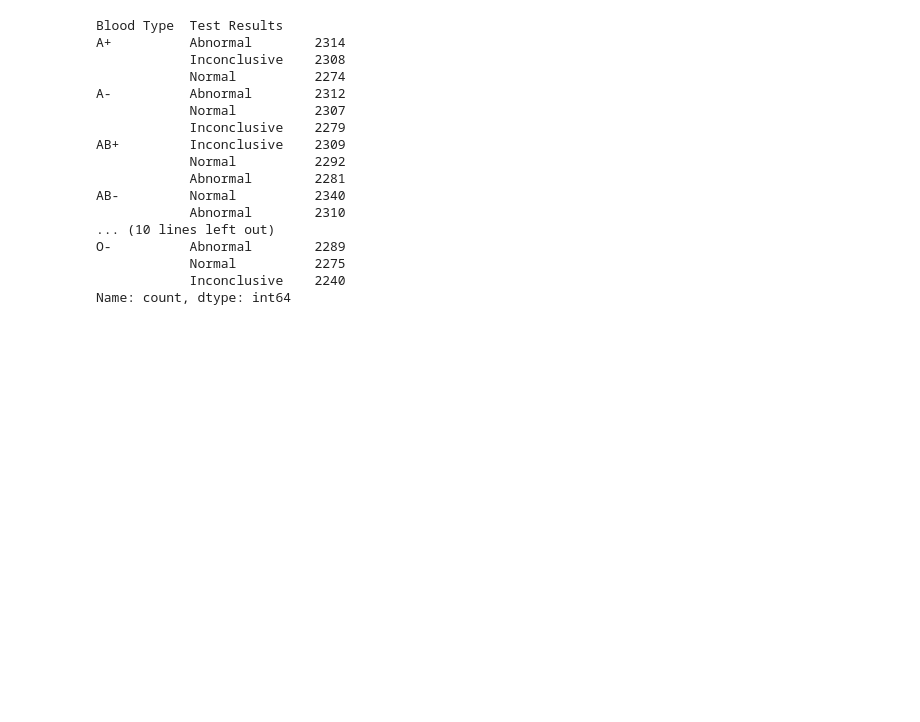
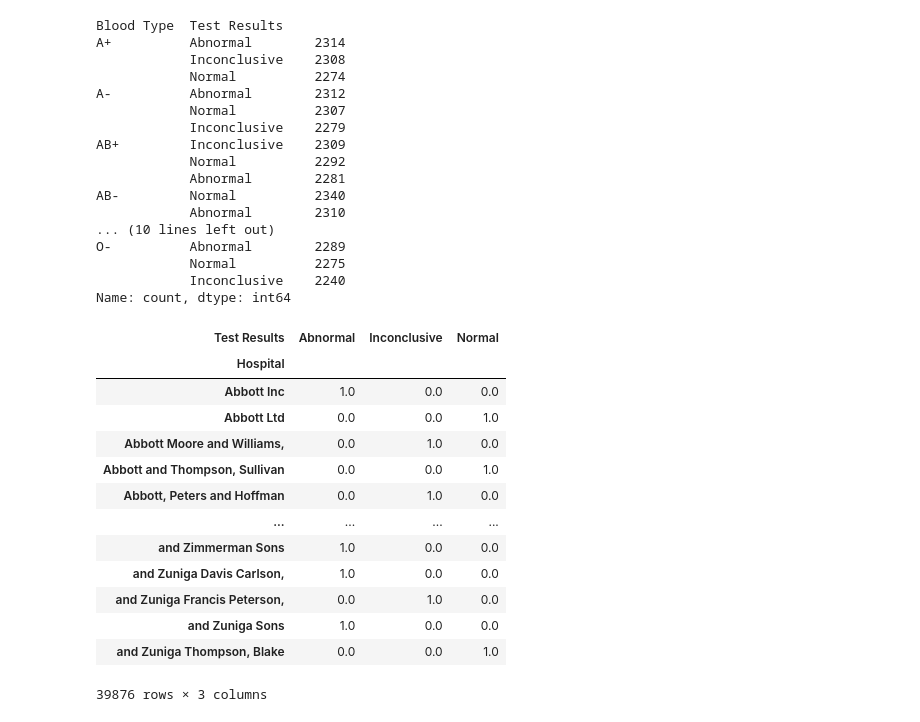
Before and after one commit to AADITYAKADAM2110/patient-diagnosis-insight, a Jupyter notebook: notebooks/01_eda.ipynb, the cells around one changed output. Saved outputs shown, nothing was run; the diff lists cells and outputs as text; code cells hidden in the pictures; blank space fills up the shorter version.

```diff
--- a/notebooks/01_eda.ipynb
+++ b/notebooks/01_eda.ipynb
@@ -753,3 +753,22 @@ Name: count, dtype: int64
 # %%
 # B+, AB+ and A+ have higher rates of inconclusive results.
 # AB-, O- and O+ have lower rates of inconclusive results.
+# %%
+# Which hospitals have the highest abnormal or inconclusive result rates?
+
+df.groupby('Hospital')['Test Results'].value_counts(normalize=True).unstack().fillna(0)
+# %% [output]
+| Test Results | Abnormal | Inconclusive | Normal |
+| Hospital |  |  |  |
+| Abbott Inc | 1.0 | 0.0 | 0.0 |
+| Abbott Ltd | 0.0 | 0.0 | 1.0 |
+| Abbott Moore and Williams, | 0.0 | 1.0 | 0.0 |
+| Abbott and Thompson, Sullivan | 0.0 | 0.0 | 1.0 |
+| Abbott, Peters and Hoffman | 0.0 | 1.0 | 0.0 |
+| ... | ... | ... | ... |
+| and Zimmerman Sons | 1.0 | 0.0 | 0.0 |
+| and Zuniga Davis Carlson, | 1.0 | 0.0 | 0.0 |
+| and Zuniga Francis Peterson, | 0.0 | 1.0 | 0.0 |
+| and Zuniga Sons | 1.0 | 0.0 | 0.0 |
+| and Zuniga Thompson, Blake | 0.0 | 0.0 | 1.0 |
+39876 rows × 3 columns
```
Also changed, not shown: parts of 7 cells of this notebook, 1 other file.
